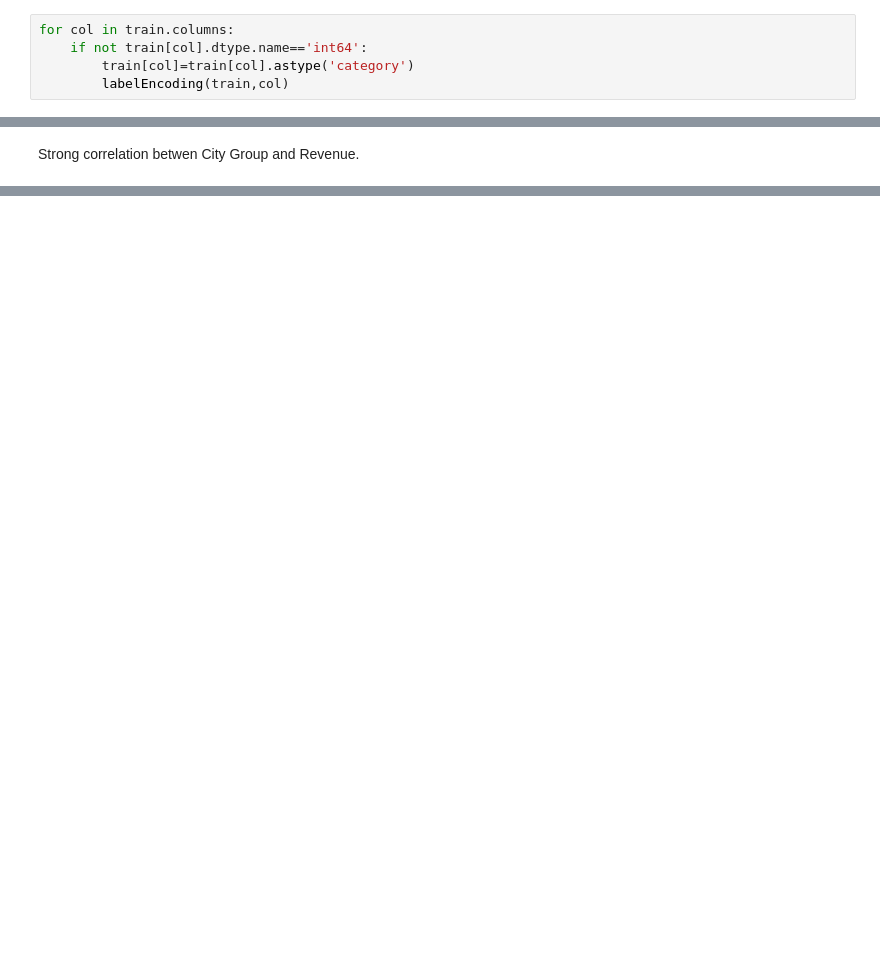
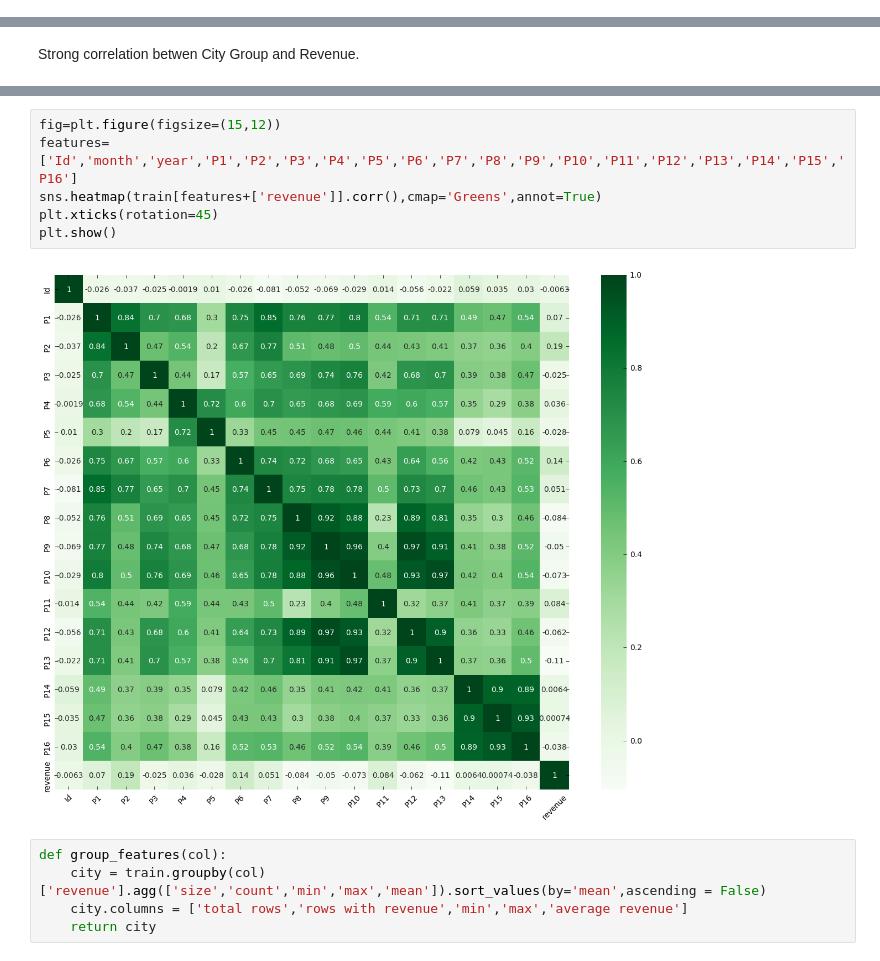
Before and after one commit to PurbashaChatterjee/RevenuePrediction, a Jupyter notebook: revenuePrediction.ipynb, the cells around one changed output, grey strips where cells are left out. Drawn from its saved outputs; the diff is of its cells as text; blank space fills up the shorter version.

```diff
--- a/revenuePrediction.ipynb
+++ b/revenuePrediction.ipynb
@@ -175,5 +167,0 @@ def labelEncoding(df,col):
-# %%
-for col in train.columns:
-    if not train[col].dtype.name=='int64':
-        train[col]=train[col].astype('category')
-        labelEncoding(train,col)
@@ -225,0 +217,13 @@ Strong correlation betwen City Group and Revenue.
+# %%
+fig=plt.figure(figsize=(15,12))
+features=['Id','month','year','P1','P2','P3','P4','P5','P6','P7','P8','P9','P10','P11','P12','P13','P14','P15','P16']
+sns.heatmap(train[features+['revenue']].corr(),cmap='Greens',annot=True)
+plt.xticks(rotation=45)
+plt.show()
+# %% [output]
+[figure, added]
+# %%
+def group_features(col):
+    city = train.groupby(col)['revenue'].agg(['size','count','min','max','mean']).sort_values(by='mean',ascending = False)
+    city.columns = ['total rows','rows with revenue','min','max','average revenue']
+    return city
```
Also changed, not shown: parts of 13 cells of this notebook.
